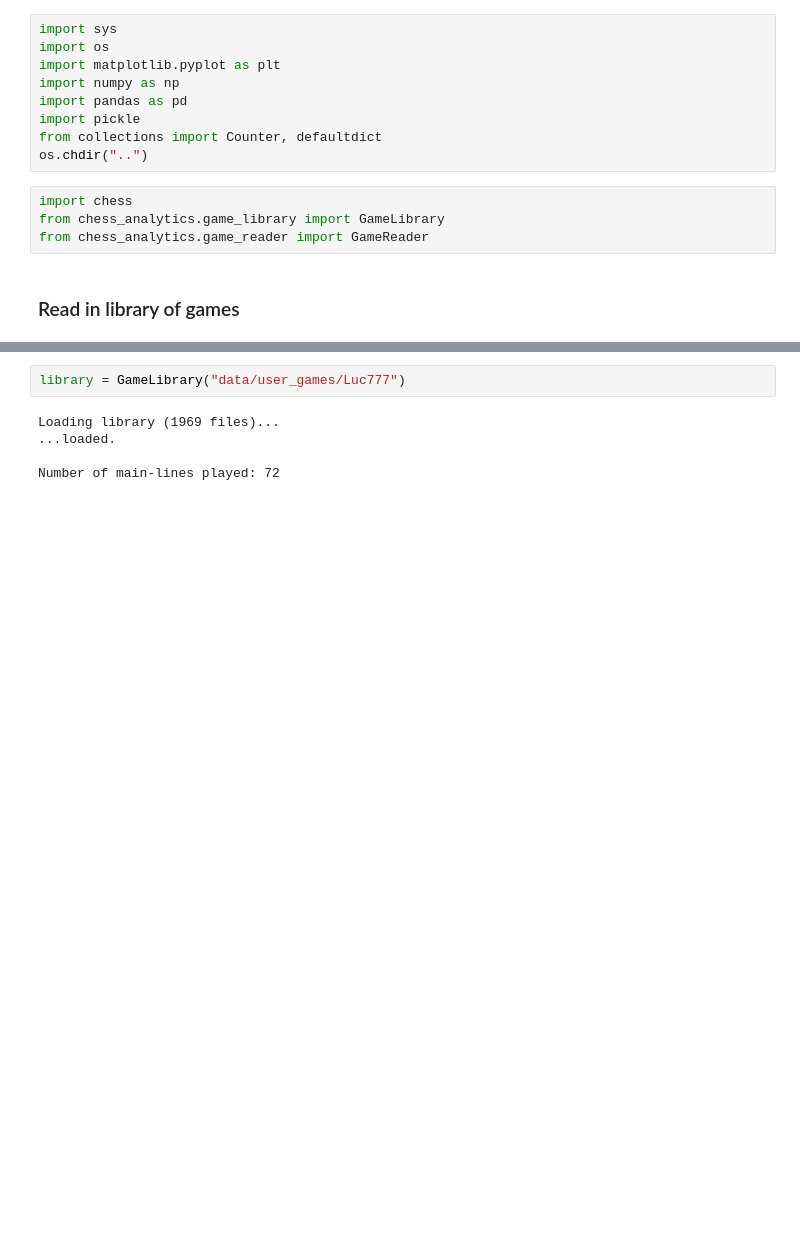
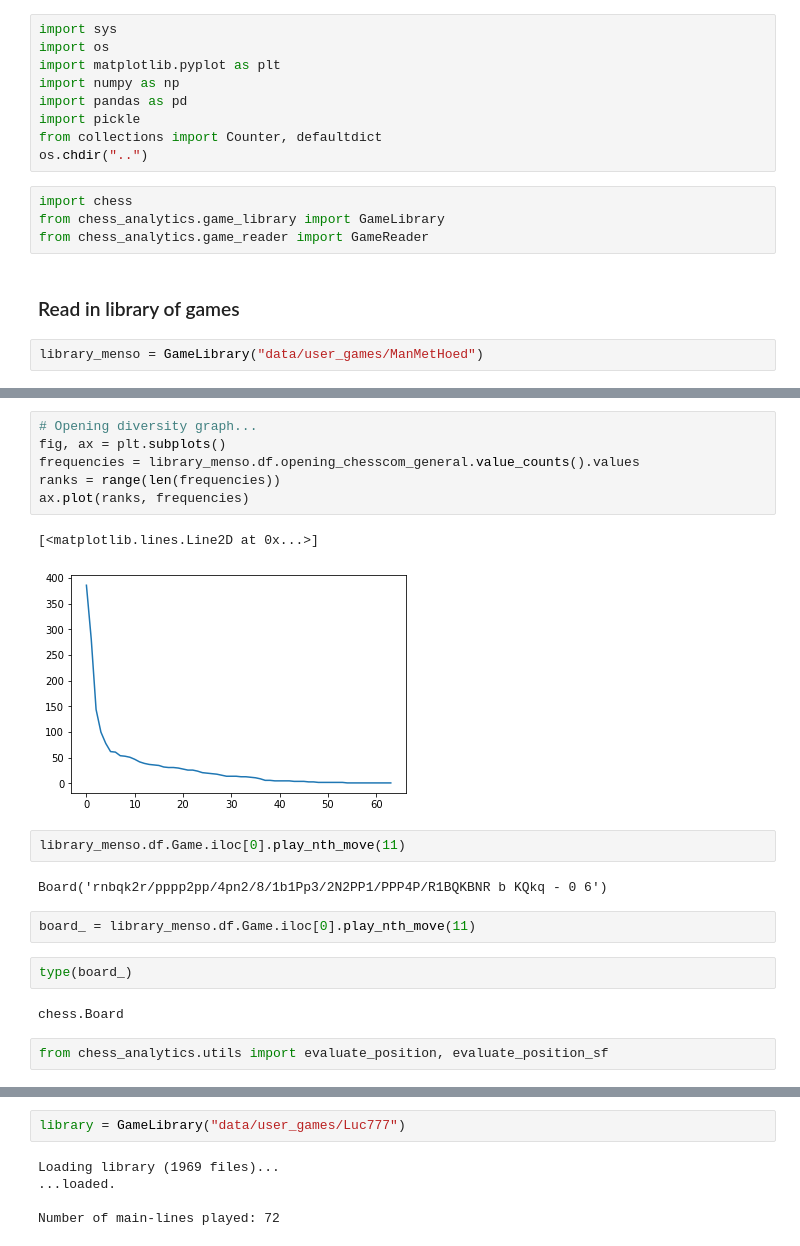
Before and after one commit to LucDoh/chess_analysis, a Jupyter notebook: notebooks/experiments_game_library.ipynb, the cells around one changed output, grey strips where cells are left out. Drawn from its saved outputs; the diff is of its cells as text; blank space fills up the shorter version.

```diff
--- a/notebooks/experiments_game_library.ipynb
+++ b/notebooks/experiments_game_library.ipynb
@@ -13,3 +13,5 @@ from chess_analytics.game_library import GameLibrary
 from chess_analytics.game_reader import GameReader
 # %% [markdown]
 ### Read in library of games
+# %%
+library_menso = GameLibrary("data/user_games/ManMetHoed")
@@ -15,0 +43,21 @@ from chess_analytics.game_reader import GameReader
+# %%
+# Opening diversity graph...
+fig, ax = plt.subplots()
+frequencies = library_menso.df.opening_chesscom_general.value_counts().values
+ranks = range(len(frequencies))
+ax.plot(ranks, frequencies)
+# %% [output]
+[<matplotlib.lines.Line2D at 0x...>]
+[figure, added]
+# %%
+library_menso.df.Game.iloc[0].play_nth_move(11)
+# %% [output]
+Board('rnbqk2r/pppp2pp/4pn2/8/1b1Pp3/2N2PP1/PPP4P/R1BQKBNR b KQkq - 0 6')
+# %%
+board_ = library_menso.df.Game.iloc[0].play_nth_move(11)
+# %%
+type(board_)
+# %% [output]
+chess.Board
+# %%
+from chess_analytics.utils import evaluate_position, evaluate_position_sf
```
Also changed, not shown: parts of 3 cells of this notebook, 15 other files.
